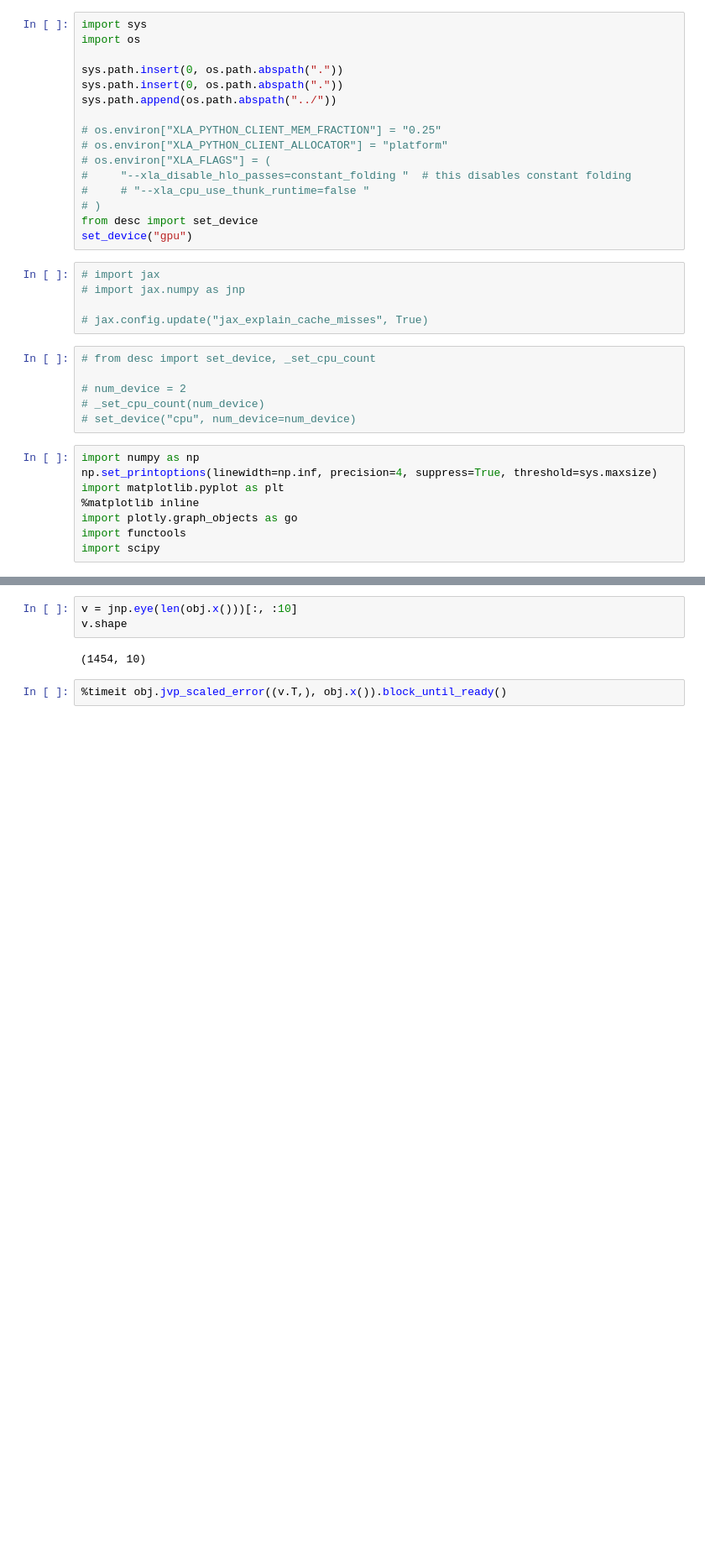
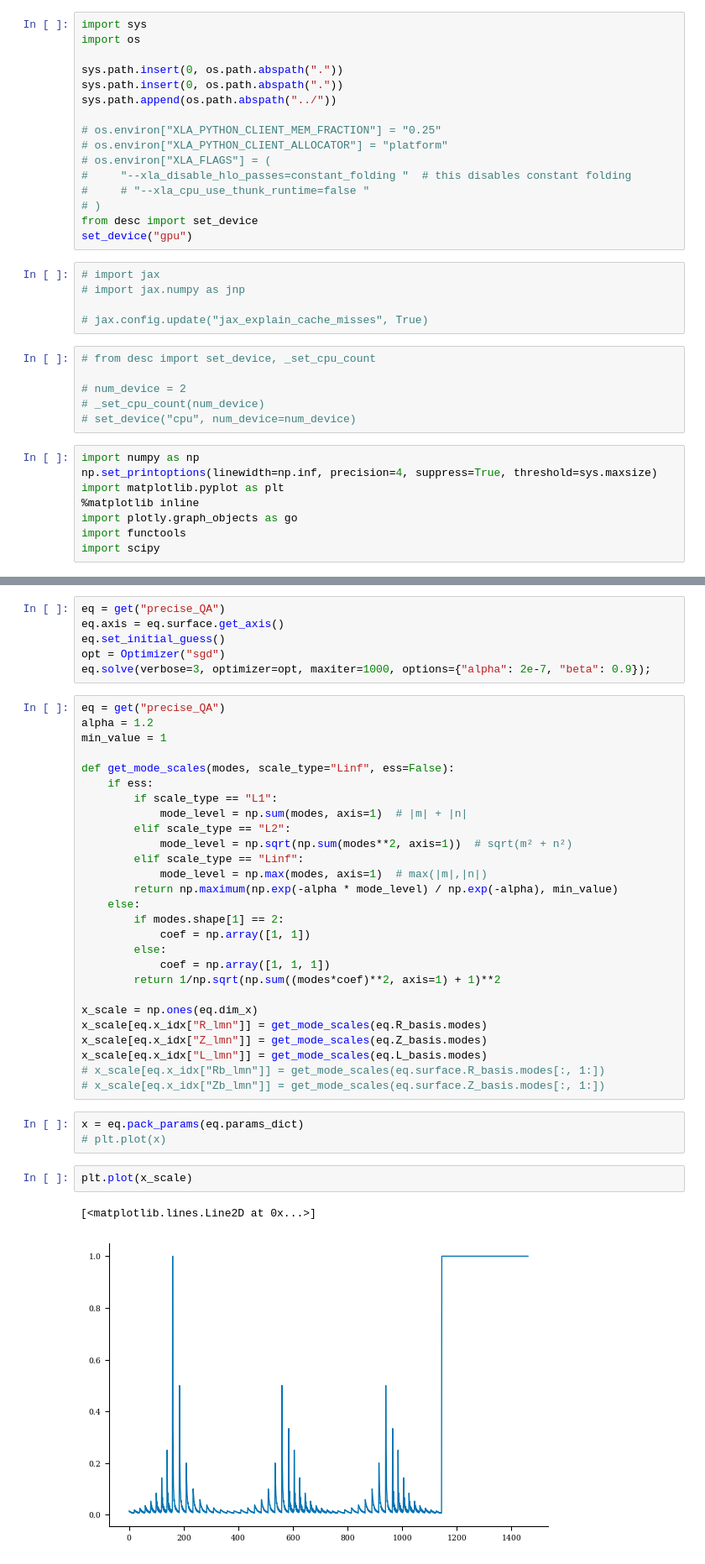
Before and after one commit to YigitElma/DEBUG-DESC, a Jupyter notebook: test-notebook.ipynb, the cells around one changed output, grey strips where cells are left out. Shown at 84% size. Cells and saved outputs as stored; diff of their text form; blank space fills up the shorter version.

```diff
--- a/test-notebook.ipynb
+++ b/test-notebook.ipynb
@@ -362,7 +84,41 @@ Precomputing transforms
-# %%
-v = jnp.eye(len(obj.x()))[:, :10]
-v.shape
-# %% [output]
-(1454, 10)
-# %%
-%timeit obj.jvp_scaled_error((v.T,), obj.x()).block_until_ready()
+# %%
+eq = get("precise_QA")
+eq.axis = eq.surface.get_axis()
+eq.set_initial_guess()
+opt = Optimizer("sgd")
+eq.solve(verbose=3, optimizer=opt, maxiter=1000, options={"alpha": 2e-7, "beta": 0.9});
+# %%
+eq = get("precise_QA")
+alpha = 1.2
+min_value = 1
+
+def get_mode_scales(modes, scale_type="Linf", ess=False):
+    if ess:
+        if scale_type == "L1":
+            mode_level = np.sum(modes, axis=1)  # |m| + |n|
+        elif scale_type == "L2":
+            mode_level = np.sqrt(np.sum(modes**2, axis=1))  # sqrt(m² + n²)
+        elif scale_type == "Linf":
+            mode_level = np.max(modes, axis=1)  # max(|m|,|n|)
+        return np.maximum(np.exp(-alpha * mode_level) / np.exp(-alpha), min_value)
+    else:
+        if modes.shape[1] == 2:
+            coef = np.array([1, 1])
+        else:
+            coef = np.array([1, 1, 1])
+        return 1/np.sqrt(np.sum((modes*coef)**2, axis=1) + 1)**2
+
+x_scale = np.ones(eq.dim_x)
+x_scale[eq.x_idx["R_lmn"]] = get_mode_scales(eq.R_basis.modes)
+x_scale[eq.x_idx["Z_lmn"]] = get_mode_scales(eq.Z_basis.modes)
+x_scale[eq.x_idx["L_lmn"]] = get_mode_scales(eq.L_basis.modes)
+# x_scale[eq.x_idx["Rb_lmn"]] = get_mode_scales(eq.surface.R_basis.modes[:, 1:])
+# x_scale[eq.x_idx["Zb_lmn"]] = get_mode_scales(eq.surface.Z_basis.modes[:, 1:])
+# %%
+x = eq.pack_params(eq.params_dict)
+# plt.plot(x)
+# %%
+plt.plot(x_scale)
+# %% [output]
+[<matplotlib.lines.Line2D at 0x...>]
+[figure, added]
```
Also changed, not shown: parts of 15 cells of this notebook, 8 other files.
